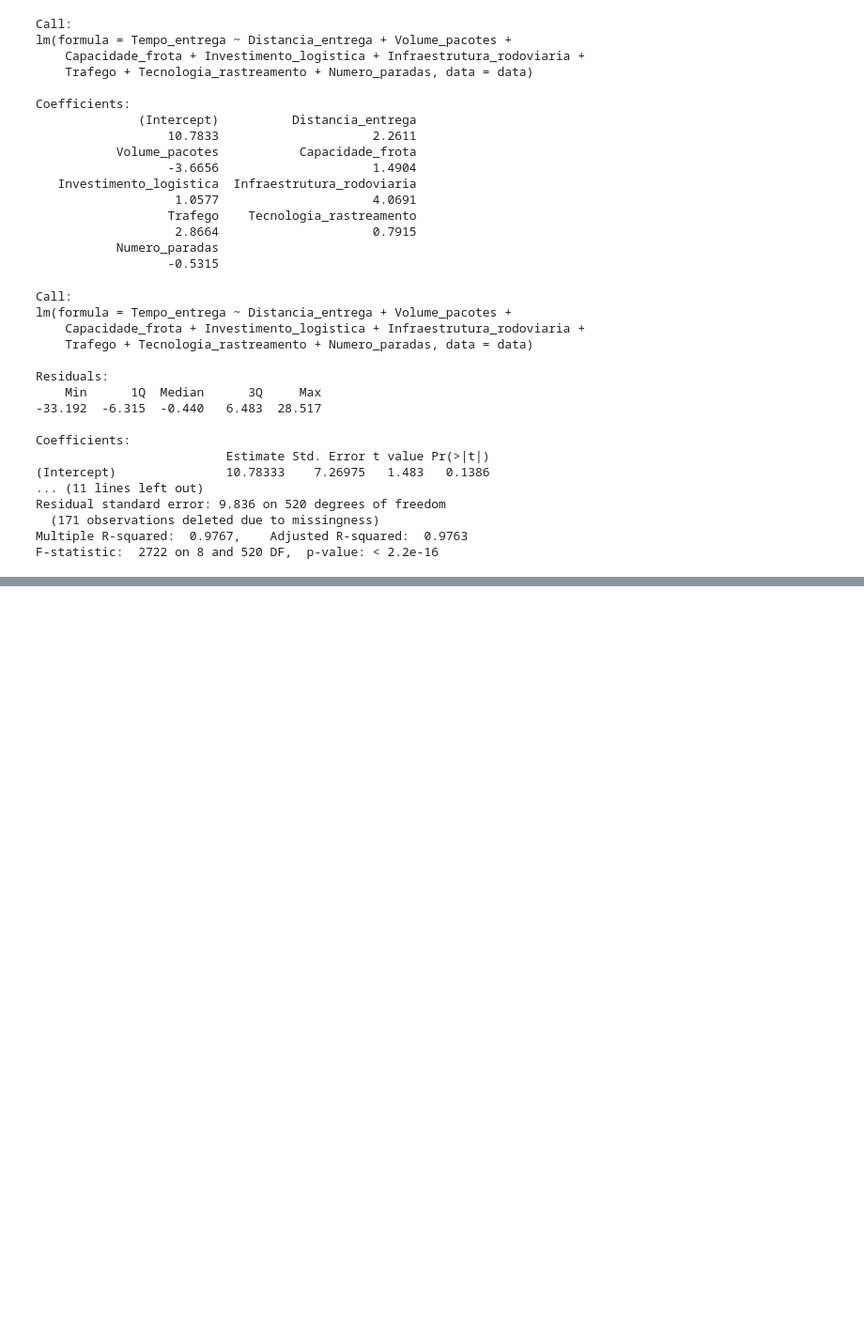
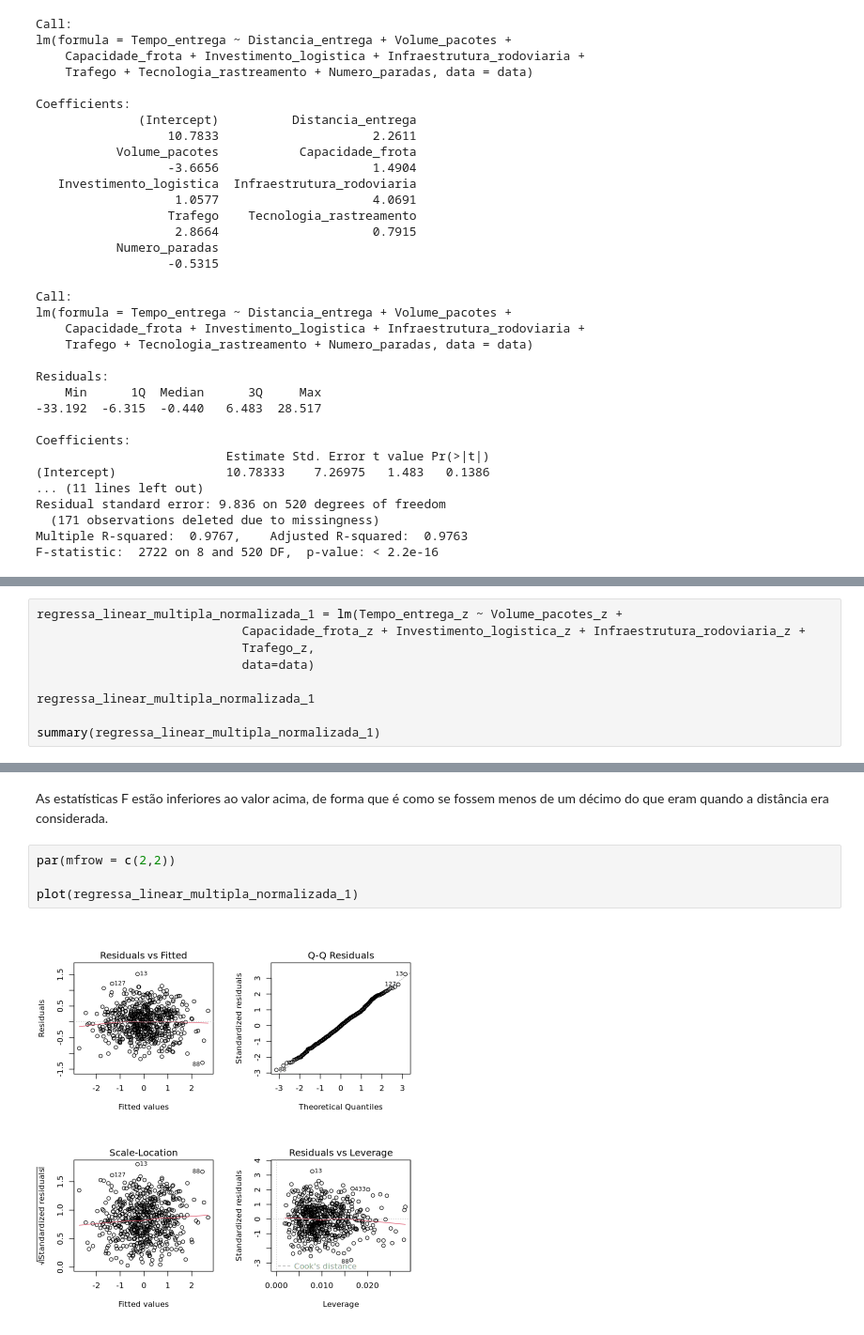
Before and after one commit to daviidjoshua/roteiro-estatistica-aplicada, a Jupyter notebook: main.ipynb, the cells around one changed output, grey strips where cells are left out. Shown at 94% size. Drawn from its saved outputs; the diff is of its cells as text; blank space fills up the shorter version.

```diff
--- a/main.ipynb
+++ b/main.ipynb
@@ -597,0 +823,9 @@ F-statistic:  2722 on 8 and 520 DF,  p-value: < 2.2e-16
+# %%
+regressa_linear_multipla_normalizada_1 = lm(Tempo_entrega_z ~ Volume_pacotes_z +
+                            Capacidade_frota_z + Investimento_logistica_z + Infraestrutura_rodoviaria_z +
+                            Trafego_z,
+                            data=data)
+
+regressa_linear_multipla_normalizada_1
+
+summary(regressa_linear_multipla_normalizada_1)
@@ -597,0 +876,8 @@ F-statistic:  2722 on 8 and 520 DF,  p-value: < 2.2e-16
+# %% [markdown]
+As estatísticas F estão inferiores ao valor acima, de forma que é como se fossem menos de um décimo do que eram quando a distância era considerada.
+# %%
+par(mfrow = c(2,2))
+
+plot(regressa_linear_multipla_normalizada_1)
+# %% [output]
+[figure, added]
```
Also changed, not shown: parts of 43 cells of this notebook.
